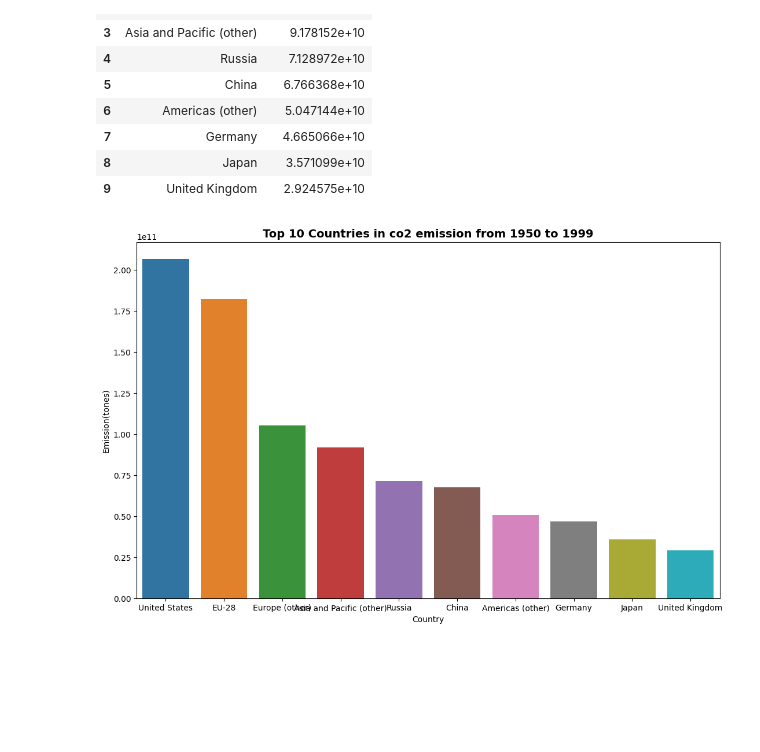
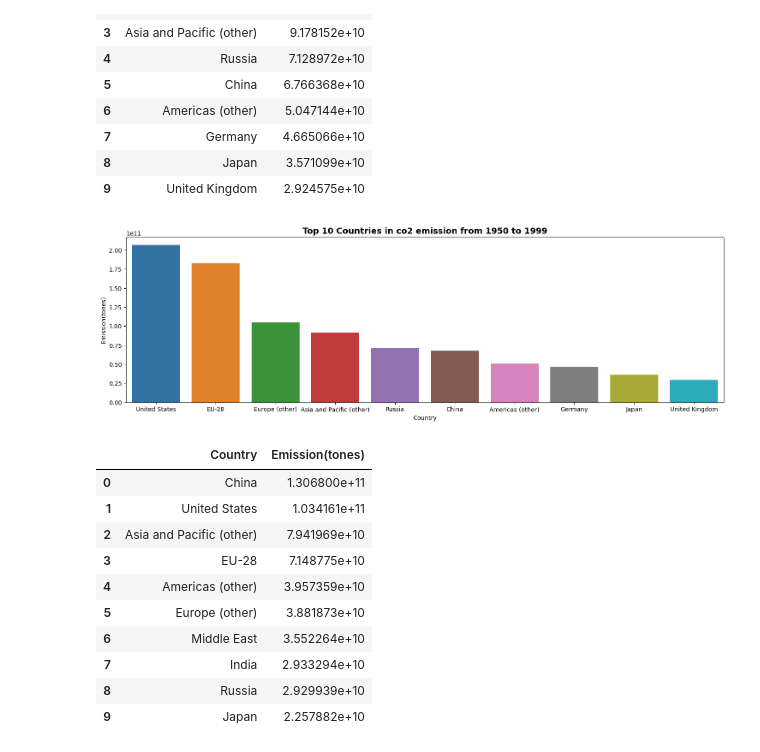
Before and after one commit to abhaygzb15/CO2-Emission-Analysis-and-Prediction, a Jupyter notebook: Emission Analysis/CO2 data analysis.ipynb, the cells around one changed output. Saved outputs shown, nothing was run; the diff lists cells and outputs as text; code cells hidden in the pictures; blank space fills up the shorter version.

Commit message:
Analysis for period2: afterwards 2000

```diff
--- a/Emission Analysis/CO2 data analysis.ipynb
+++ b/Emission Analysis/CO2 data analysis.ipynb
@@ -305,9 +305,25 @@ pdf1
 | 8 | Japan | 3.571099e+10 |
 | 9 | United Kingdom | 2.924575e+10 |
 # %%
-plt.figure(figsize=(13,8))
+plt.figure(figsize=(18,5))
 sns.barplot(x='Country',y='Emission(tones)',data=pdf1)
 plt.title('Top 10 Countries in co2 emission from 1950 to 1999',fontweight='bold',fontsize=14)
 plt.show()
 # %% [output]
-[figure, old version]
+[figure, new version]
+# %%
+pdf2=pd.DataFrame(period2.groupby(['Country'])['Emission(tones)'].sum().sort_values(ascending=False)[:10])
+pdf2.reset_index(inplace=True)
+pdf2
+# %% [output]
+|  | Country | Emission(tones) |
+| 0 | China | 1.306800e+11 |
+| 1 | United States | 1.034161e+11 |
+| 2 | Asia and Pacific (other) | 7.941969e+10 |
+| 3 | EU-28 | 7.148775e+10 |
+| 4 | Americas (other) | 3.957359e+10 |
+| 5 | Europe (other) | 3.881873e+10 |
+| 6 | Middle East | 3.552264e+10 |
+| 7 | India | 2.933294e+10 |
+| 8 | Russia | 2.929939e+10 |
+| 9 | Japan | 2.257882e+10 |
```
Also changed, not shown: parts of 1 cell of this notebook.
